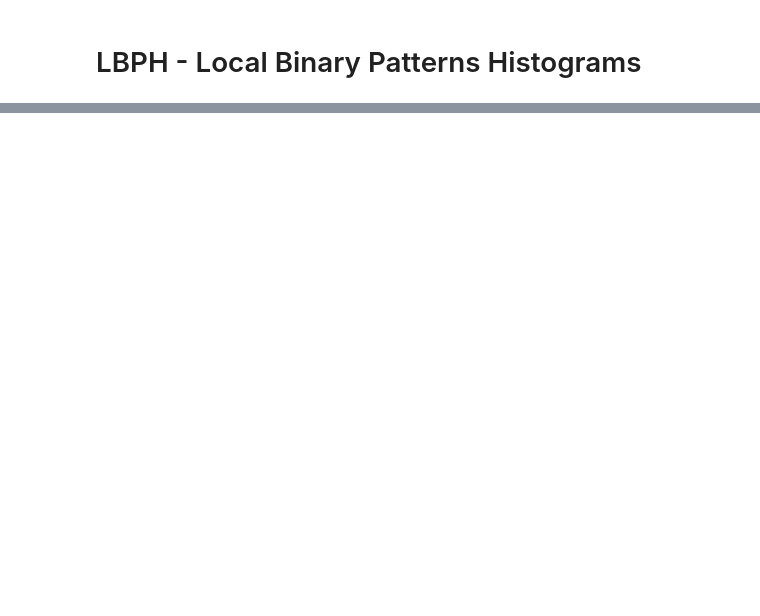
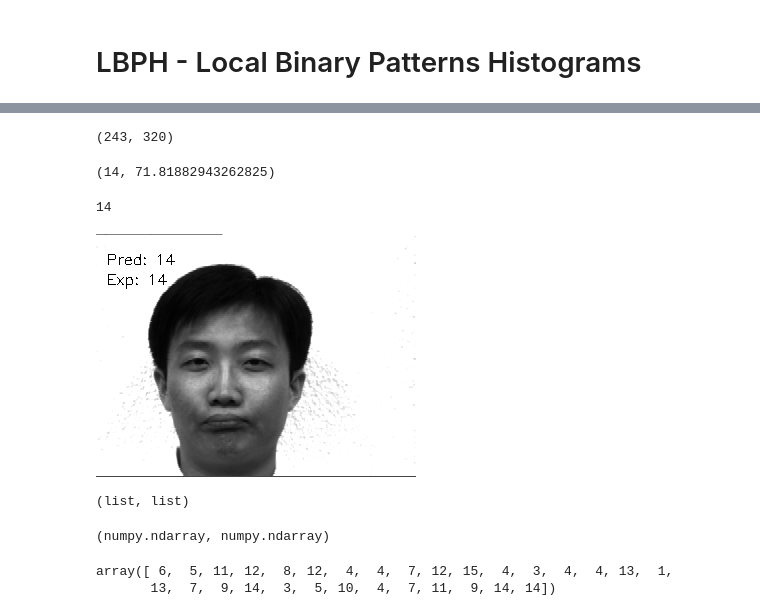
Before and after one commit to ludiemert/Detec_Haarcascade_OpenCV, a Jupyter notebook: 2_Rec_Face/1_Rec_Face/Rec_Face.ipynb, the cells around one changed output, grey strips where cells are left out. Drawn from its saved outputs; the diff is of its cells as text; code cells hidden in the pictures; blank space fills up the shorter version.

Commit message:
add img detec_faces

```diff
--- a/2_Rec_Face/1_Rec_Face/Rec_Face.ipynb
+++ b/2_Rec_Face/1_Rec_Face/Rec_Face.ipynb
@@ -339,0 +350,4 @@ lbph_classifer.write('lbph_classifier.yml')
+# %%
+# gerar novamente a codigficacao pois com novo arquivo
+lbph_face_classifer = cv2.face.LBPHFaceRecognizer_create(radius=5, neighbors=16, grid_x=9, grid_y=9)
+lbph_face_classifer.read('/content/lbph_classifier.yml')
@@ -339,0 +356,4 @@ lbph_classifer.write('lbph_classifier.yml')
+# %%
+imgaem = Image.open(imagem_teste).convert('L') # abre a img, converte para escala de cinza, fazer a leitura
+imagem_np = np.array(imagem, 'uint8') # converte a imagem
+imagem_np
@@ -339,0 +368,19 @@ lbph_classifer.write('lbph_classifier.yml')
+# %%
+imagem_np.shape
+# %% [output]
+(243, 320)
+# %%
+previsao = lbph_face_classifer.predict(imagem_np)
+previsao
+# %% [output]
+(14, 71.81882943262825)
+# %%
+previsao[0]
+# %% [output]
+14
+# %%
+cv2.putText(imagem_np, 'Pred: ' + str(previsao[0]), (10, 30), cv2.FONT_HERSHEY_SIMPLEX, 0.5, (0, 255, 0))
+cv2.putText(imagem_np, 'Exp: ' + str(saida_esperada), (10, 50), cv2.FONT_HERSHEY_SIMPLEX, 0.5, (0, 255, 0))
+cv2_imshow(imagem_np)
+# %% [output]
+[figure, added]
@@ -339,0 +402,4 @@ lbph_classifer.write('lbph_classifier.yml')
+# %%
+type(previsoes), type(saidas_esperadas)
+# %% [output]
+(list, list)
@@ -339,0 +409,10 @@ lbph_classifer.write('lbph_classifier.yml')
+# %%
+# converter o typo do arquivo
+type(previsoes), type(saidas_esperadas)
+# %% [output]
+(numpy.ndarray, numpy.ndarray)
+# %%
+previsoes
+# %% [output]
+array([ 6,  5, 11, 12,  8, 12,  4,  4,  7, 12, 15,  4,  3,  4,  4, 13,  1,
+       13,  7,  9, 14,  3,  5, 10,  4,  7, 11,  9, 14, 14])
```
Also changed, not shown: parts of 10 cells of this notebook, 2 other files.
